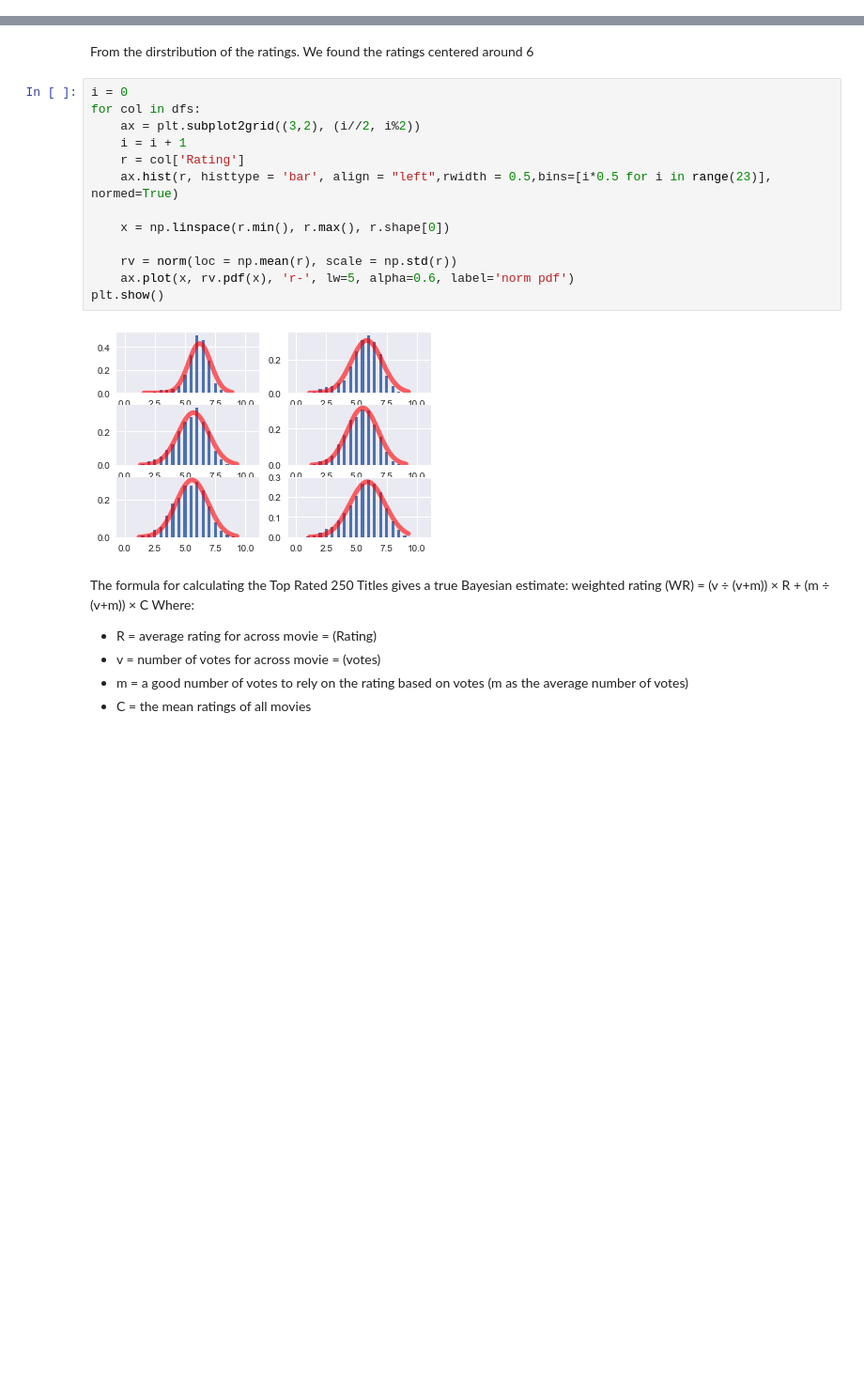
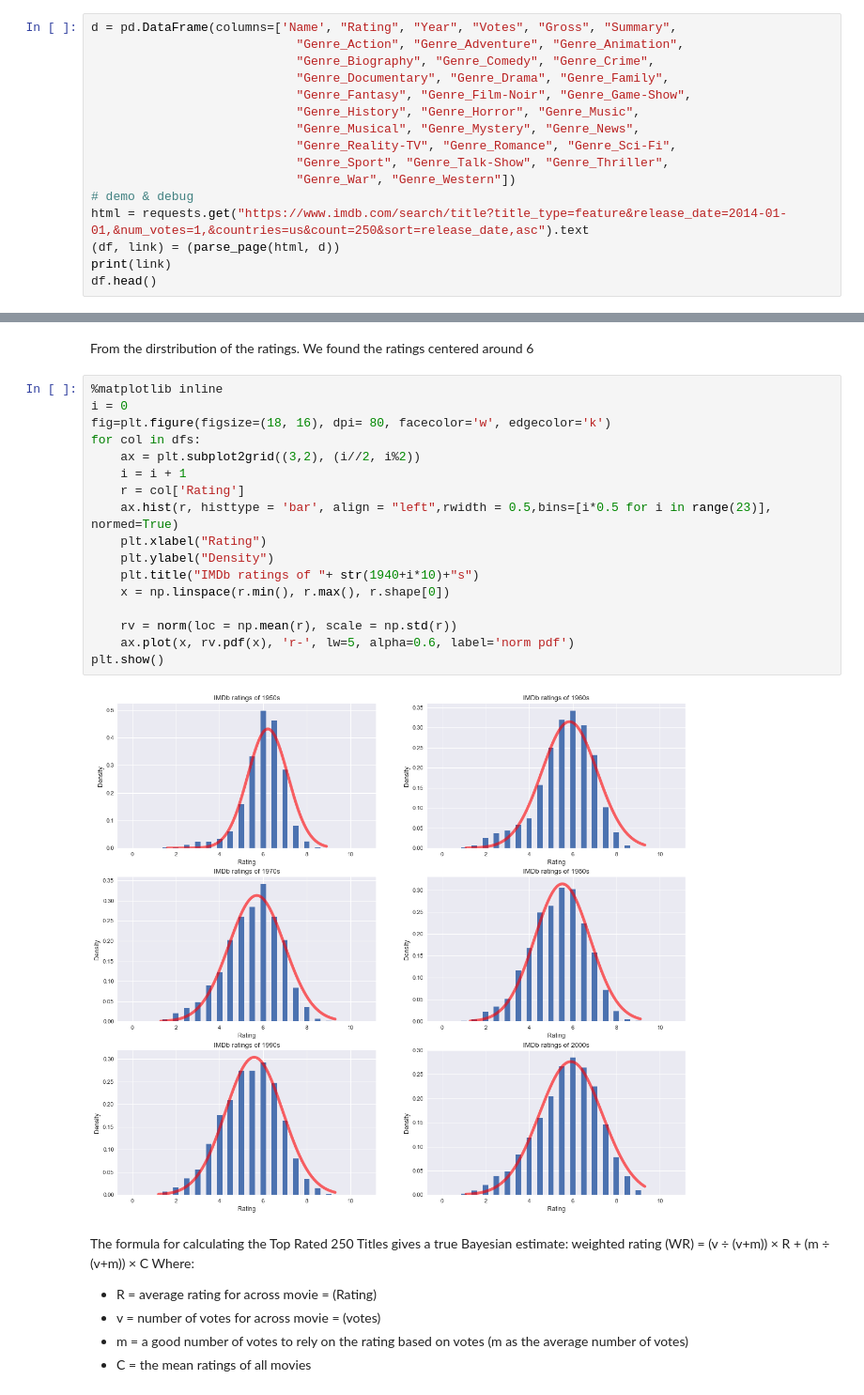
Before and after one commit to euyniy/Practical-Data-Science-Project, a Jupyter notebook: Analysis.ipynb, the cells around one changed output, grey strips where cells are left out. Shown at 94% size. Saved outputs shown, nothing was run; the diff lists cells and outputs as text; blank space fills up the shorter version.

```diff
--- a/Analysis.ipynb
+++ b/Analysis.ipynb
@@ -2,0 +85,16 @@
+# %%
+d = pd.DataFrame(columns=['Name', "Rating", "Year", "Votes", "Gross", "Summary",
+                            "Genre_Action", "Genre_Adventure", "Genre_Animation",
+                            "Genre_Biography", "Genre_Comedy", "Genre_Crime",
+                            "Genre_Documentary", "Genre_Drama", "Genre_Family",
+                            "Genre_Fantasy", "Genre_Film-Noir", "Genre_Game-Show",
+                            "Genre_History", "Genre_Horror", "Genre_Music",
+                            "Genre_Musical", "Genre_Mystery", "Genre_News",
+                            "Genre_Reality-TV", "Genre_Romance", "Genre_Sci-Fi",
+                            "Genre_Sport", "Genre_Talk-Show", "Genre_Thriller",
+                            "Genre_War", "Genre_Western"])
+# demo & debug
+html = requests.get("https://www.imdb.com/search/title?title_type=feature&release_date=2014-01-01,&num_votes=1,&countries=us&count=250&sort=release_date,asc").text
+(df, link) = (parse_page(html, d))
+print(link)
+df.head()
@@ -127,20 +261,24 @@ plt.show()
 # %% [markdown]
 From the dirstribution of the ratings. We found the ratings centered around 6
 # %%
+%matplotlib inline
 i = 0
+fig=plt.figure(figsize=(18, 16), dpi= 80, facecolor='w', edgecolor='k')
 for col in dfs:
     ax = plt.subplot2grid((3,2), (i//2, i%2))
     i = i + 1
     r = col['Rating']
     ax.hist(r, histtype = 'bar', align = "left",rwidth = 0.5,bins=[i*0.5 for i in range(23)], normed=True)
-
+    plt.xlabel("Rating")
+    plt.ylabel("Density")
+    plt.title("IMDb ratings of "+ str(1940+i*10)+"s")
     x = np.linspace(r.min(), r.max(), r.shape[0])
 
     rv = norm(loc = np.mean(r), scale = np.std(r))
     ax.plot(x, rv.pdf(x), 'r-', lw=5, alpha=0.6, label='norm pdf')
 plt.show()
 # %% [output]
-[figure, old version]
+[figure, new version]
 # %% [markdown]
 The formula for calculating the Top Rated 250 Titles gives a true Bayesian estimate:
 weighted rating (WR) = (v ÷ (v+m)) × R + (m ÷ (v+m)) × C
```
Also changed, not shown: parts of 37 cells of this notebook.
